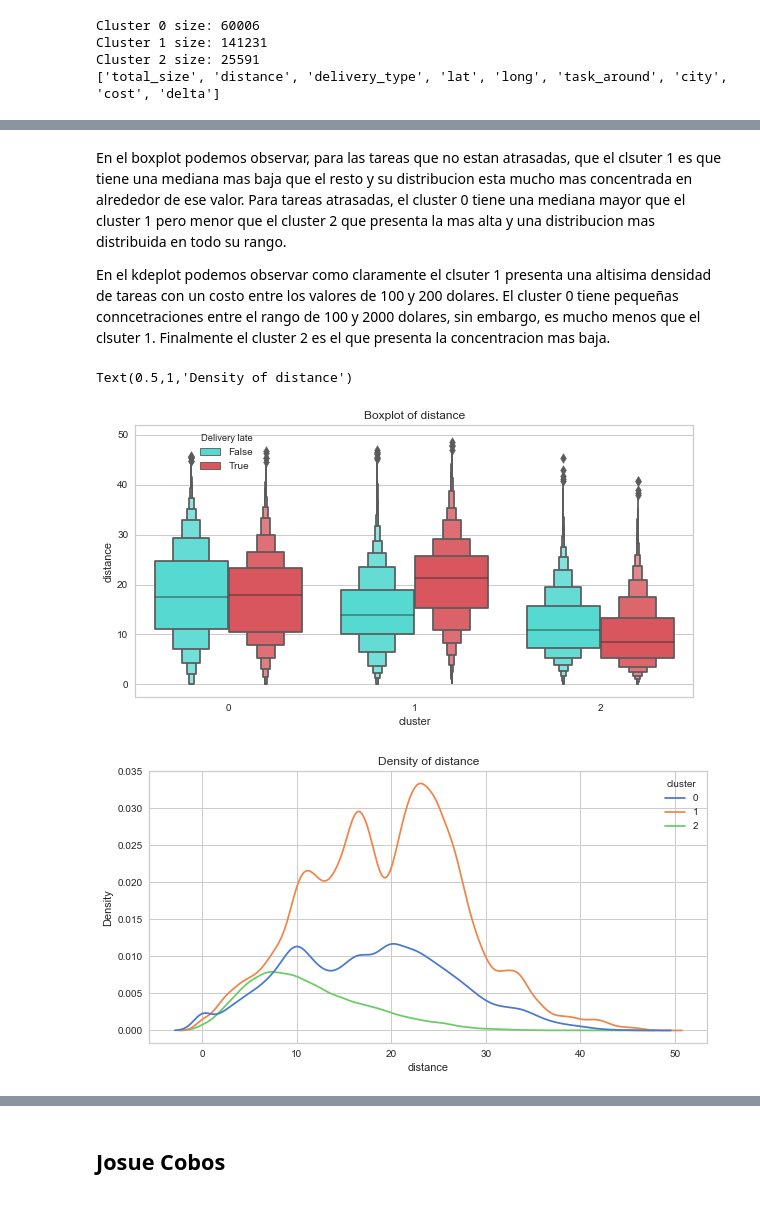
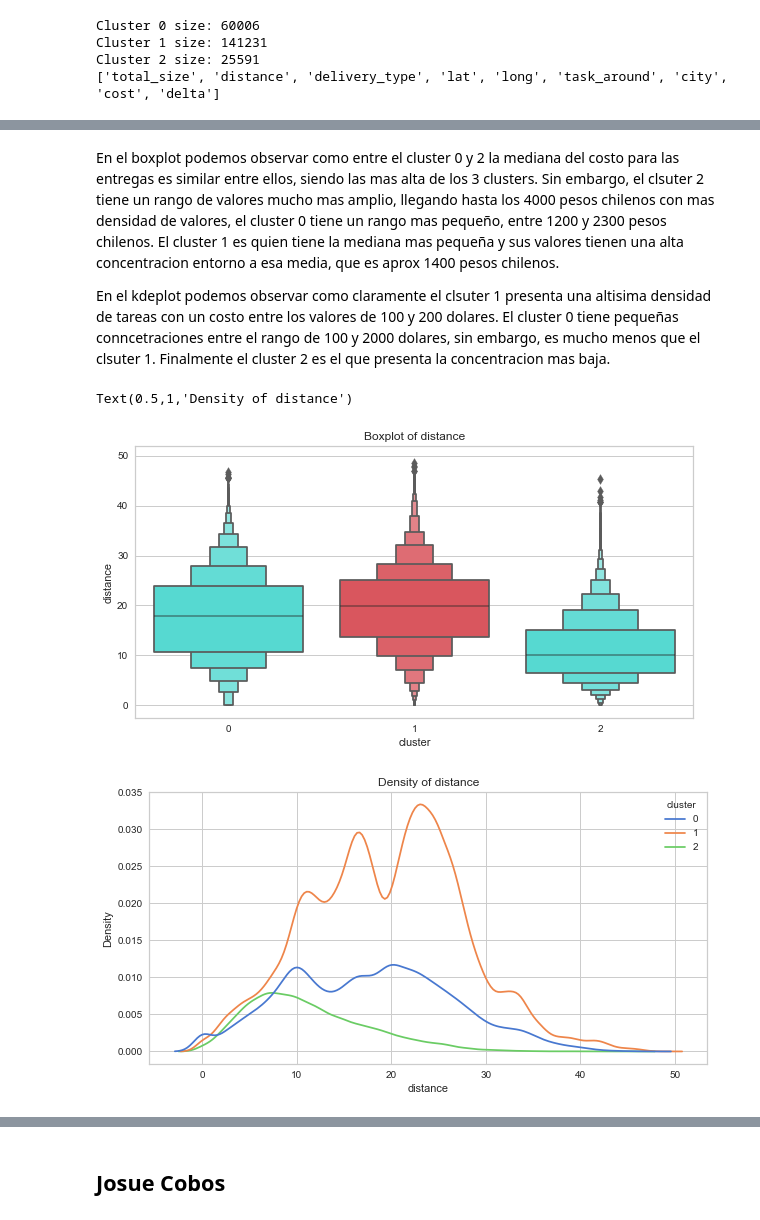
Before and after one commit to enmanuel-mag/ICD-Proyect, a Jupyter notebook: Proyect/notebooks/icd_2.ipynb, the cells around one changed output, grey strips where cells are left out. Saved outputs shown, nothing was run; the diff lists cells and outputs as text; code cells hidden in the pictures.

```diff
--- a/Proyect/notebooks/icd_2.ipynb
+++ b/Proyect/notebooks/icd_2.ipynb
@@ -438,28 +444,28 @@ Text(0.5,1,'Density of Neighbod deliveries')
 [figure]
 # %% [markdown]
-En el boxplot podemos observar, para las tareas que no estan atrasadas, que el clsuter 1 es que tiene una mediana mas baja que el resto y su distribucion esta mucho mas concentrada en alrededor de ese valor. Para tareas atrasadas, el cluster 0 tiene una mediana mayor que el cluster 1 pero menor que el cluster 2 que presenta la mas alta y una distribucion mas distribuida en todo su rango.
+En el boxplot podemos observar como entre el cluster 0 y 2 la mediana del costo para las entregas es similar entre ellos, siendo las mas alta de los 3 clusters. Sin embargo, el clsuter 2 tiene un rango de valores mucho mas amplio, llegando hasta los 4000 pesos chilenos con mas densidad de valores, el cluster 0 tiene un rango mas pequeño, entre 1200 y 2300 pesos chilenos. El cluster 1 es quien tiene la mediana mas pequeña y sus valores tienen una alta concentracion entorno a esa media, que es aprox 1400 pesos chilenos.
 
 En el kdeplot podemos observar como claramente el clsuter 1 presenta una altisima densidad de tareas con un costo entre los valores de 100 y 200 dolares. El cluster 0 tiene pequeñas conncetraciones entre el rango de 100 y 2000 dolares, sin embargo, es mucho menos que el clsuter 1. Finalmente el cluster 2 es el que presenta la concentracion mas baja.
 # %%
 z_scores = stats.zscore(df['distance'])
 abs_z_scores = np.abs(z_scores)
 filtered_entries = abs_z_scores < 3
 df_ = df[ filtered_entries ]
 
 plt.figure(figsize=(10,5))
 plt.tight_layout()
-gtg = sns.boxenplot(data=df_, x='cluster', y='distance', hue='is_late', palette=PALETTE_ALT)
+gtg = sns.boxenplot(data=df_, x='cluster', y='distance', palette=PALETTE_ALT)
 gtg.set_title('Boxplot of distance')
-gtg.legend_._set_loc(2)
-gtg.legend_.set_bbox_to_anchor((0.1, 1))
-gtg.legend_.set_title('Delivery late')
+#gtg.legend_._set_loc(2)
+#gtg.legend_.set_bbox_to_anchor((0.1, 1))
+#gtg.legend_.set_title('Delivery late')
 
 plt.figure(figsize=(10,5))
 plt.tight_layout()
 gts = sns.kdeplot(data=df_, x='distance', hue='cluster', palette='muted')
 gts.set_title('Density of distance')
 # %% [output]
 Text(0.5,1,'Density of distance')
-[figure, old version]
+[figure, new version]
 [figure]
 # %% [markdown]
```
Also changed, not shown: parts of 12 cells of this notebook.
